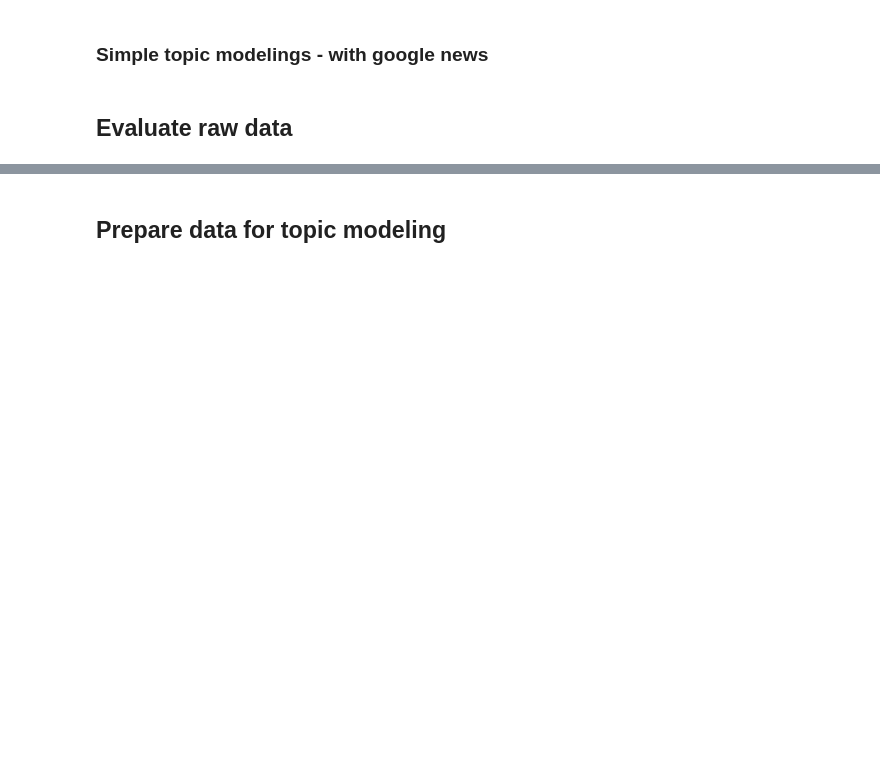
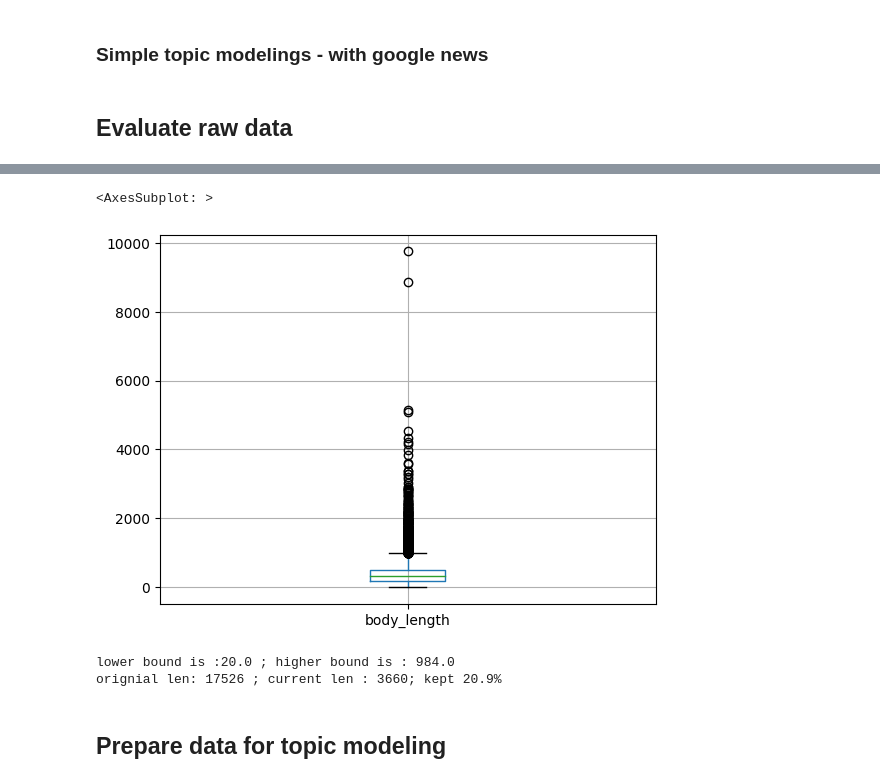
Before and after one commit to johnsonice/IMF_VE_News, a Jupyter notebook: news_scrape/simple_topicmodel/topic_model.ipynb, the cells around one changed output, grey strips where cells are left out. Drawn from its saved outputs; the diff is of its cells as text; code cells hidden in the pictures; blank space fills up the shorter version.

```diff
--- a/news_scrape/simple_topicmodel/topic_model.ipynb
+++ b/news_scrape/simple_topicmodel/topic_model.ipynb
@@ -35,3 +36,21 @@ df.head()
+# %%
+df[['body_length']].boxplot()
+# %% [output]
+<AxesSubplot: >
+[figure, added]
+# %%
+## we will filter about 5 % of our data
+low_b = df['body_length'].quantile(0.03)
+up_b = df['body_length'].quantile(0.95)
+print('lower bound is :{} ; higher bound is : {}'.format(low_b,up_b))
+org_len = len(df)
+df = df[(df['body_length']>low_b) & (df['body_length']<up_b)]
+df = df[df['Keep_tag']==1]
+docs = df['text'].tolist() ## get only the body
+print('orignial len: {} ; current len : {}; kept {:.1f}%'.format(org_len,len(docs),len(docs)/org_len*100))
+# %% [output]
+lower bound is :20.0 ; higher bound is : 984.0
+orignial len: 17526 ; current len : 3660; kept 20.9%
 # %% [markdown]
 ## Prepare data for topic modeling
 # %%
```
Also changed, not shown: parts of 11 cells of this notebook, 2 other files.
